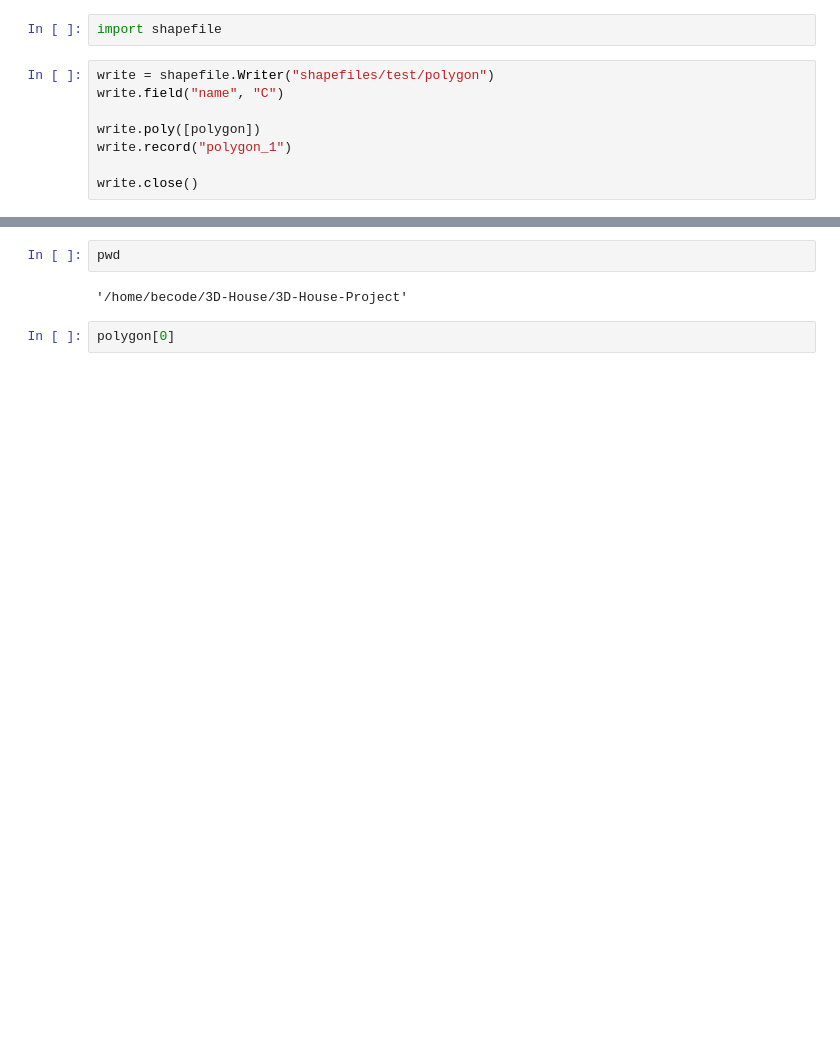
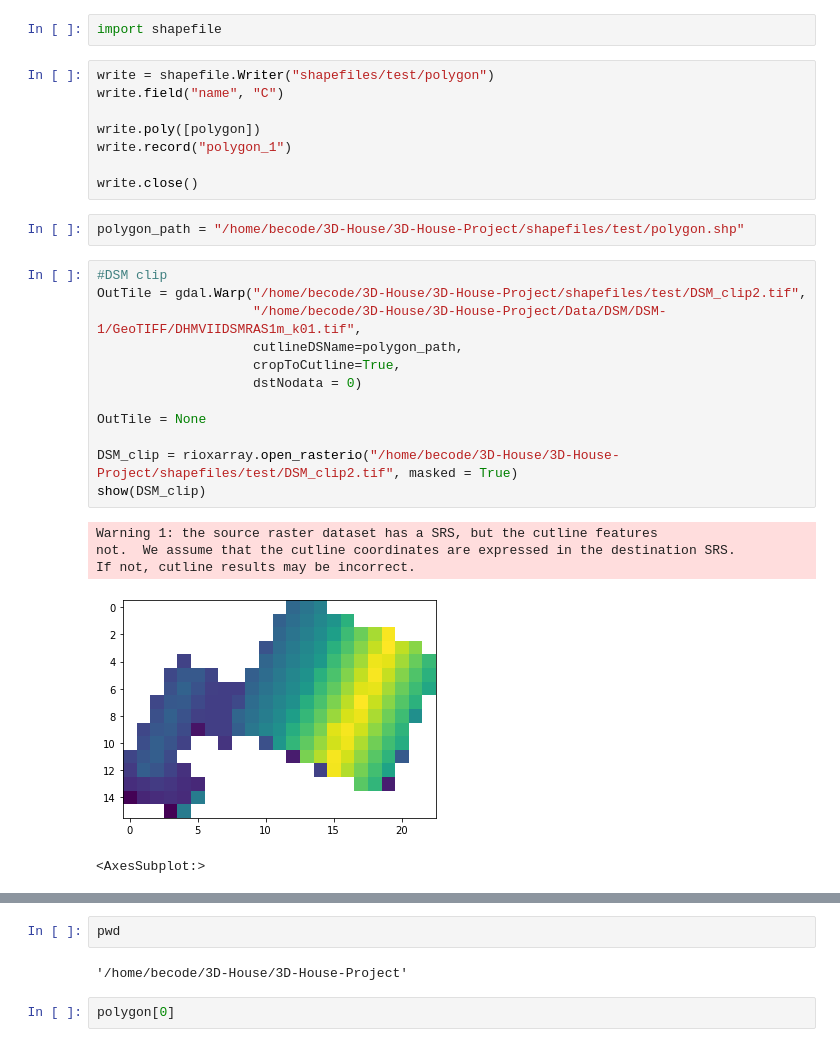
Before and after one commit to agilepydev/3D-House, a Jupyter notebook: 3D-House-Project/api coordinates.ipynb, the cells around one changed output, grey strips where cells are left out. Saved outputs shown, nothing was run; the diff lists cells and outputs as text; blank space fills up the shorter version.

```diff
--- a/3D-House-Project/api coordinates.ipynb
+++ b/3D-House-Project/api coordinates.ipynb
@@ -93,3 +96,23 @@ write.poly([polygon])
 write.record("polygon_1")
 
 write.close()
+# %%
+polygon_path = "/home/becode/3D-House/3D-House-Project/shapefiles/test/polygon.shp"
+# %%
+#DSM clip
+OutTile = gdal.Warp("/home/becode/3D-House/3D-House-Project/shapefiles/test/DSM_clip2.tif",
+                    "/home/becode/3D-House/3D-House-Project/Data/DSM/DSM-1/GeoTIFF/DHMVIIDSMRAS1m_k01.tif",
+                    cutlineDSName=polygon_path,
+                    cropToCutline=True,
+                    dstNodata = 0)
+
+OutTile = None
+
+DSM_clip = rioxarray.open_rasterio("/home/becode/3D-House/3D-House-Project/shapefiles/test/DSM_clip2.tif", masked = True)
+show(DSM_clip)
+# %% [output]
+Warning 1: the source raster dataset has a SRS, but the cutline features
+not.  We assume that the cutline coordinates are expressed in the destination SRS.
+If not, cutline results may be incorrect.
+[figure, added]
+<AxesSubplot:>
```
Also changed, not shown: parts of 14 cells of this notebook, 3 other files.
